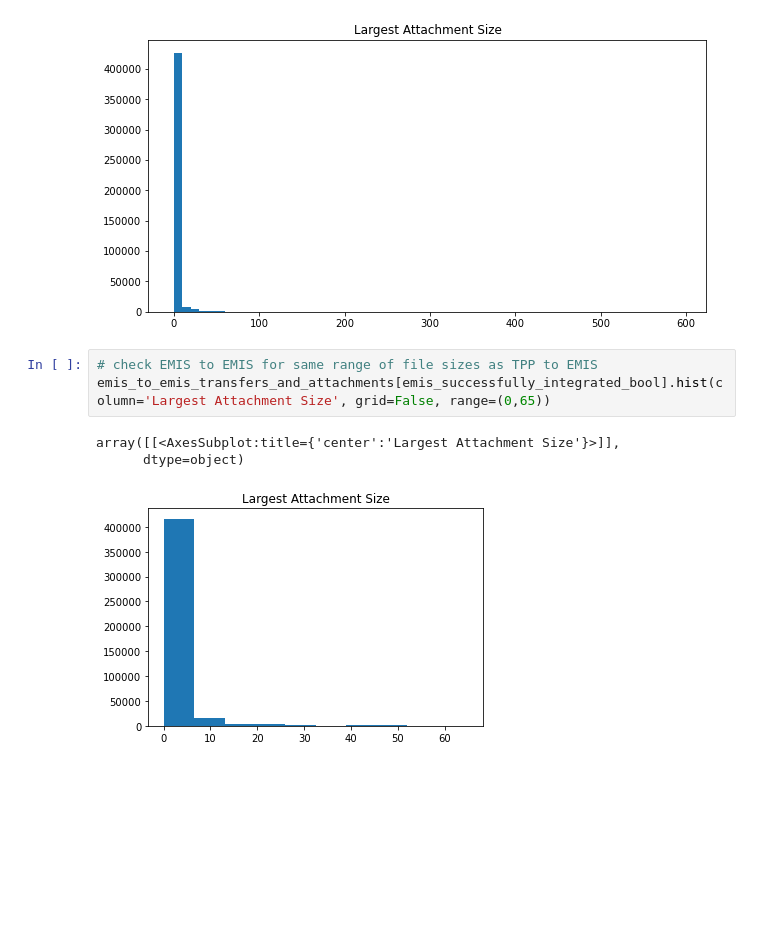
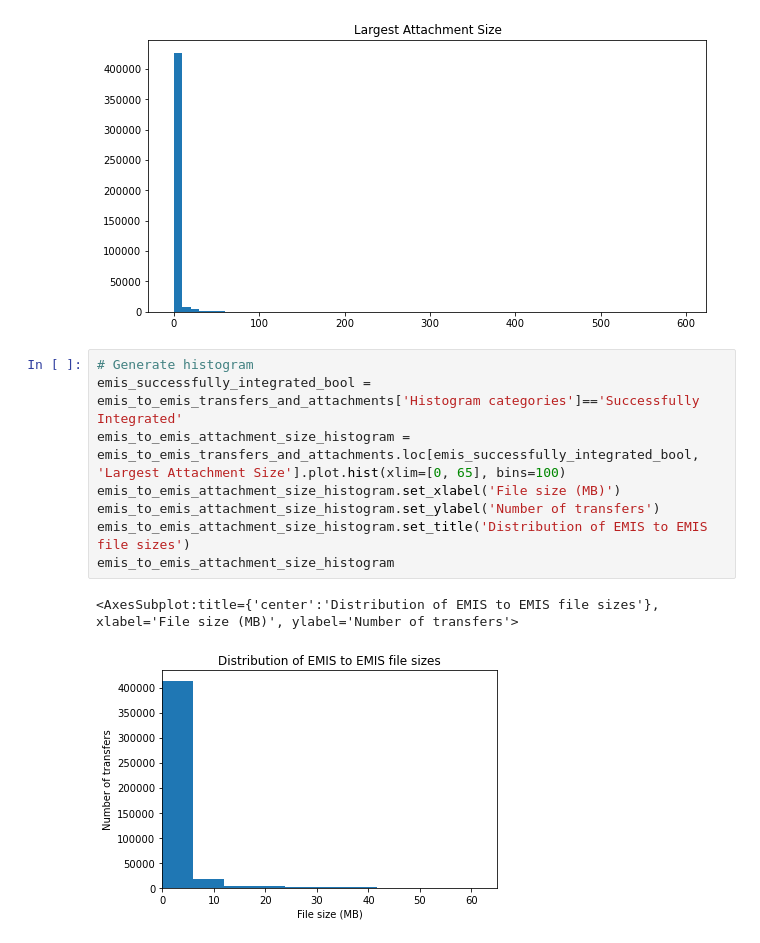
Before and after one commit to nhsconnect/prm-gp2gp-data-sandbox, a Jupyter notebook: notebooks/48-PRMT-2131-tpp-to-emis-feb21-attachments.ipynb, the cells around one changed output. Drawn from its saved outputs; the diff is of its cells as text; blank space fills up the shorter version.

```diff
--- a/notebooks/48-PRMT-2131-tpp-to-emis-feb21-attachments.ipynb
+++ b/notebooks/48-PRMT-2131-tpp-to-emis-feb21-attachments.ipynb
@@ -335,10 +339,14 @@ emis_to_emis_transfers_and_attachments[emis_successfully_integrated_bool].hist(c
 array([[<AxesSubplot:title={'center':'Largest Attachment Size'}>]],
       dtype=object)
 [figure]
-# %%
-# check EMIS to EMIS for same range of file sizes as TPP to EMIS
-emis_to_emis_transfers_and_attachments[emis_successfully_integrated_bool].hist(column='Largest Attachment Size', grid=False, range=(0,65))
-# %% [output]
-array([[<AxesSubplot:title={'center':'Largest Attachment Size'}>]],
-      dtype=object)
-[figure, removed]
+# %%
+# Generate histogram
+emis_successfully_integrated_bool = emis_to_emis_transfers_and_attachments['Histogram categories']=='Successfully Integrated'
+emis_to_emis_attachment_size_histogram = emis_to_emis_transfers_and_attachments.loc[emis_successfully_integrated_bool, 'Largest Attachment Size'].plot.hist(xlim=[0, 65], bins=100)
+emis_to_emis_attachment_size_histogram.set_xlabel('File size (MB)')
+emis_to_emis_attachment_size_histogram.set_ylabel('Number of transfers')
+emis_to_emis_attachment_size_histogram.set_title('Distribution of EMIS to EMIS file sizes')
+emis_to_emis_attachment_size_histogram
+# %% [output]
+<AxesSubplot:title={'center':'Distribution of EMIS to EMIS file sizes'}, xlabel='File size (MB)', ylabel='Number of transfers'>
+[figure, added]
```
Also changed, not shown: parts of 5 cells of this notebook.
